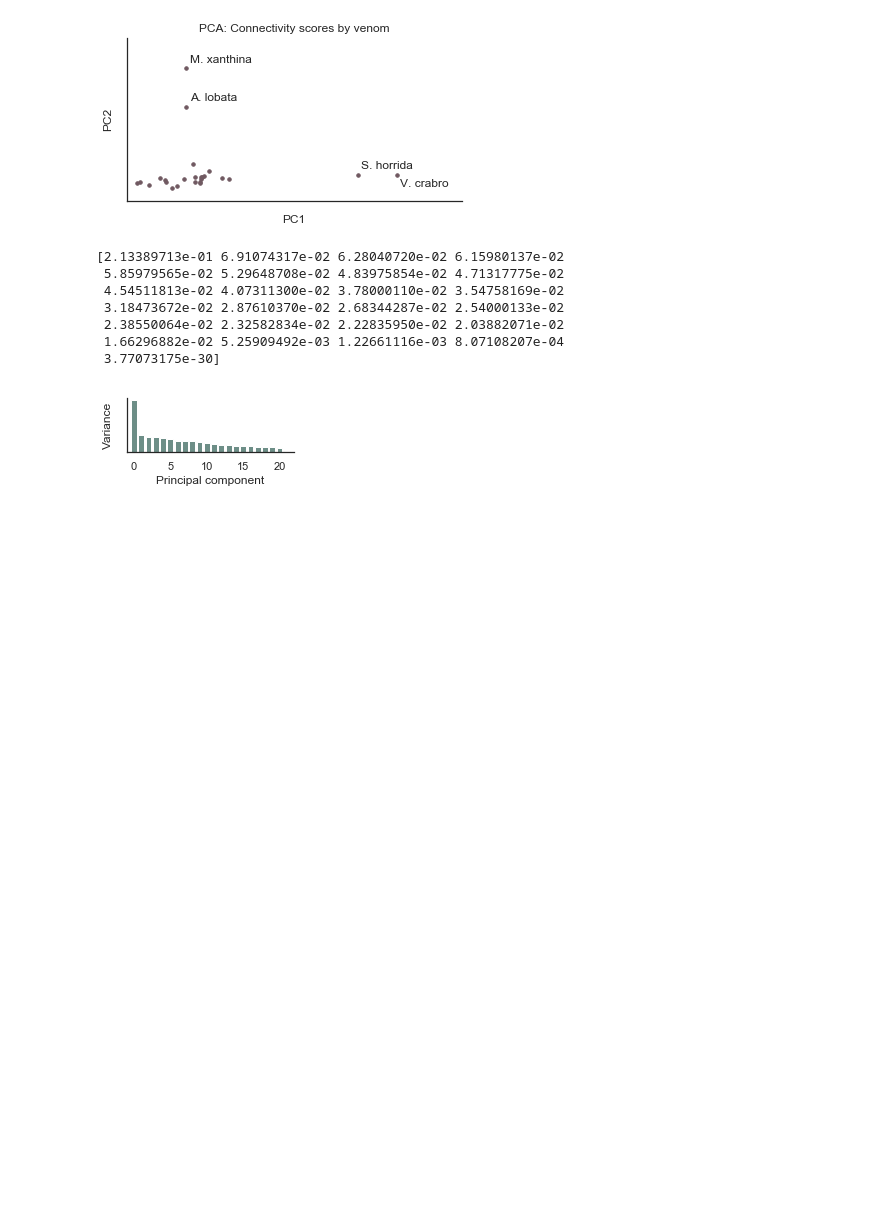
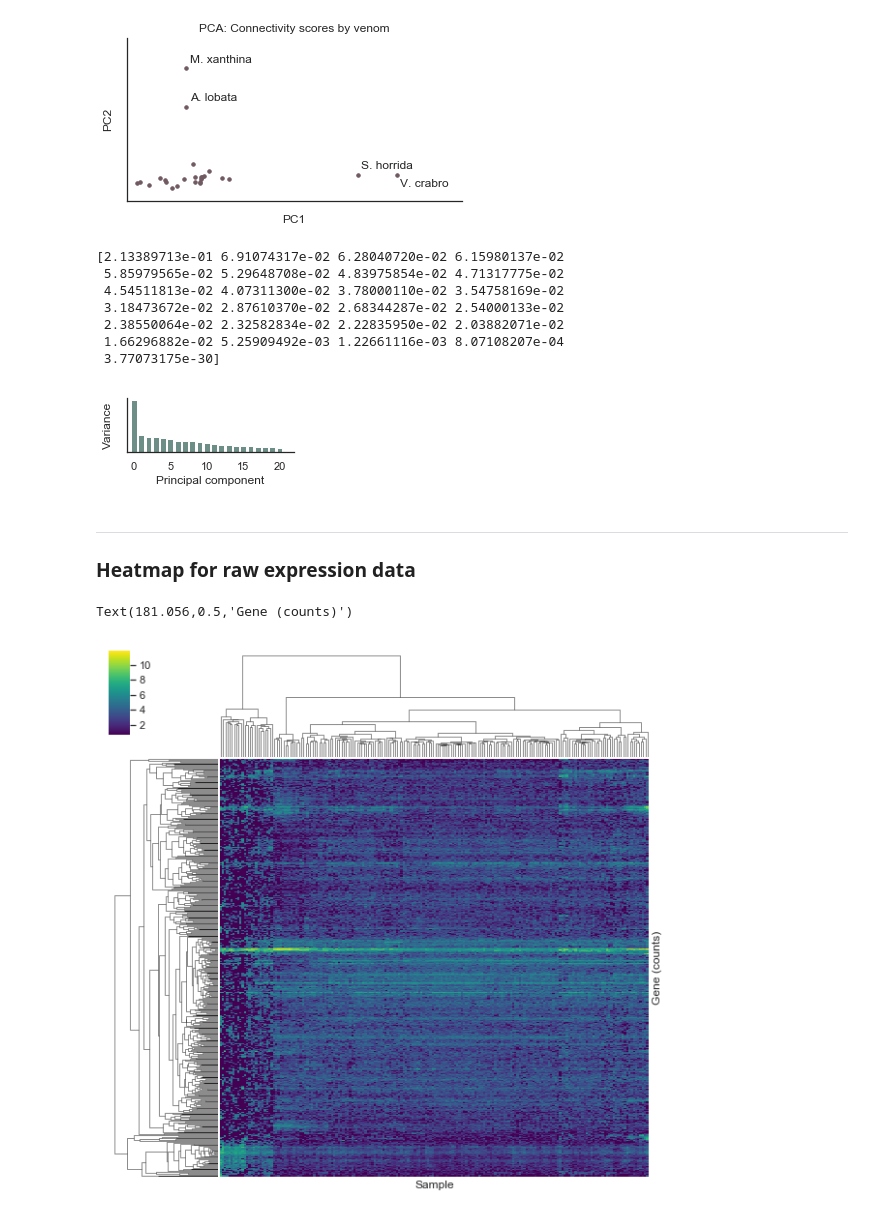
Before and after one commit to JDRomano2/venomSeq, a Jupyter notebook: doc/examples/Visualizations.ipynb, the cells around one changed output. Saved outputs shown, nothing was run; the diff lists cells and outputs as text; code cells hidden in the pictures; blank space fills up the shorter version.

```diff
--- a/doc/examples/Visualizations.ipynb
+++ b/doc/examples/Visualizations.ipynb
@@ -284,3 +284,20 @@ fig.savefig("explained_var.pdf", bbox_inches='tight')
  1.66296882e-02 5.25909492e-03 1.22661116e-03 8.07108207e-04
  3.77073175e-30]
 [figure]
+# %% [markdown]
+- - -
+### Heatmap for raw expression data
+# %%
+counts = pd.read_csv("D:/projects/venomseq/doc/examples/highly_variable_lcpm.csv",
+                     index_col=0)
+# %%
+row_linkage = sp.cluster.hierarchy.linkage(counts, metric='cosine', method='complete', optimal_ordering=True)
+col_linkage = sp.cluster.hierarchy.linkage(counts.T, metric='euclidean', method='ward', optimal_ordering=True)
+g = sns.clustermap(counts, cmap="viridis", row_linkage=row_linkage, col_linkage=col_linkage)
+g.ax_heatmap.get_yaxis().set_ticks([])
+g.ax_heatmap.get_xaxis().set_ticks([])
+g.ax_heatmap.set_xlabel("Sample")
+g.ax_heatmap.set_ylabel("Gene (counts)")
+# %% [output]
+Text(181.056,0.5,'Gene (counts)')
+[figure, added]
```
Also changed, not shown: 1 other file.
